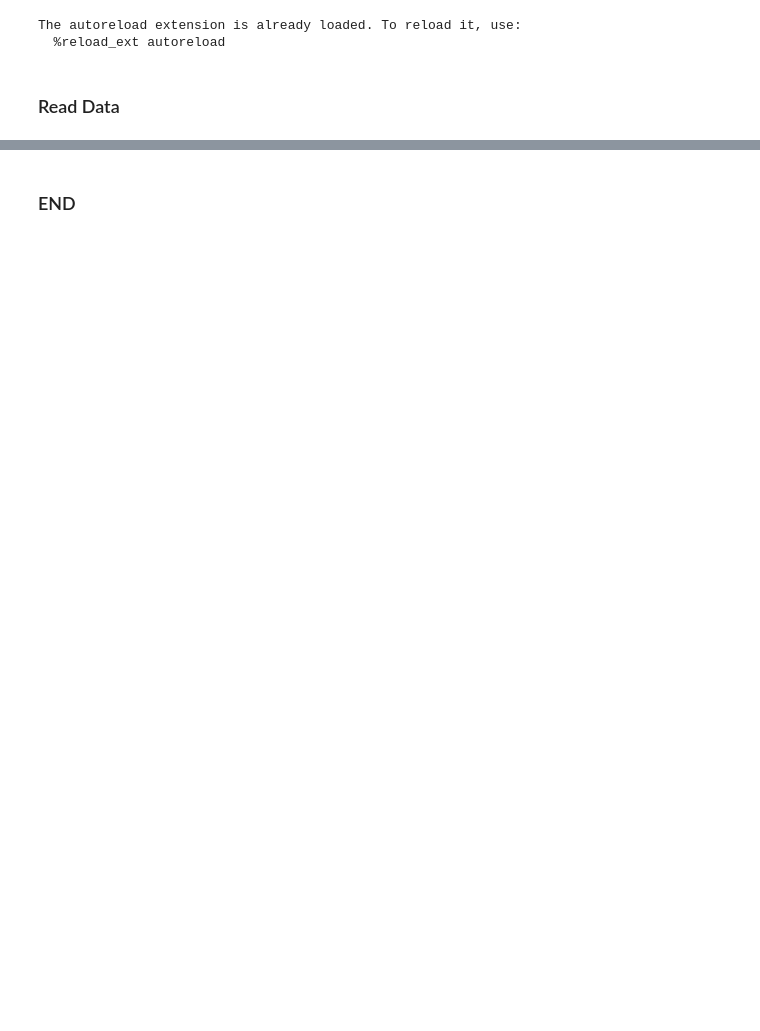
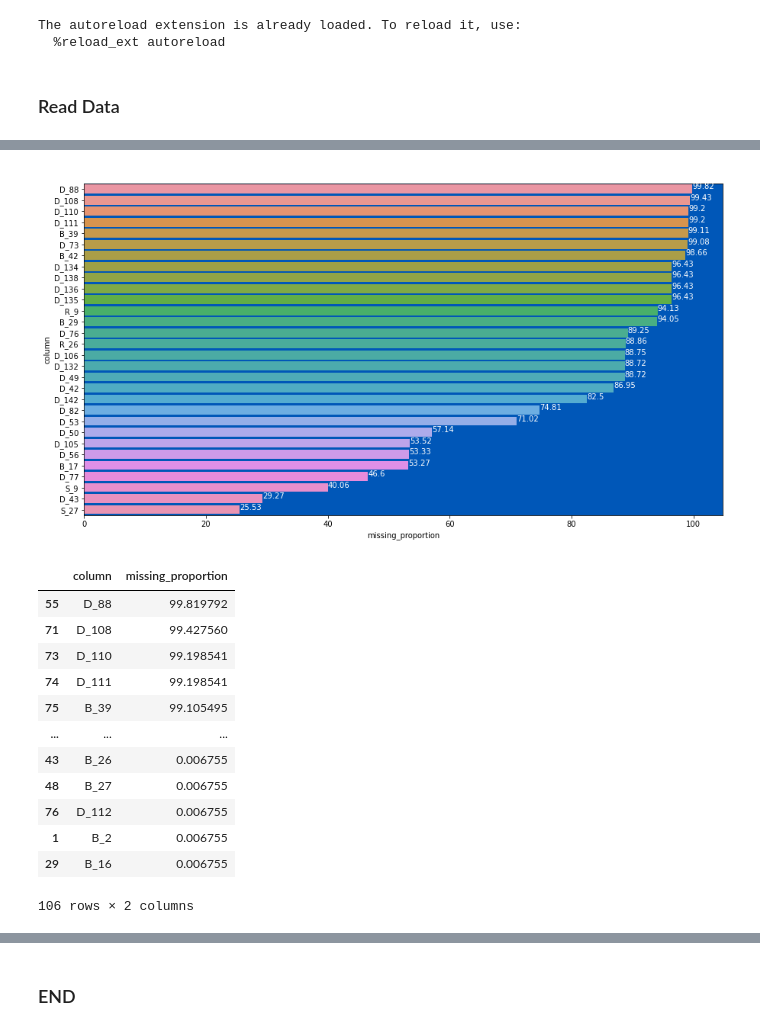
Before and after one commit to waikey-lee/kaggle-amex, a Jupyter notebook: notebooks/lgbm_model_lag0.ipynb, the cells around one changed output, grey strips where cells are left out. Cells and saved outputs as stored; diff of their text form; code cells hidden in the pictures; blank space fills up the shorter version.

```diff
--- a/notebooks/lgbm_model_lag0.ipynb
+++ b/notebooks/lgbm_model_lag0.ipynb
@@ -123,0 +111,17 @@ if "row_number" not in df.columns:
+# %%
+plot_missing_proportion_barchart(df_lag0)
+# %% [output]
+[figure, added]
+|  | column | missing_proportion |
+| 55 | D_88 | 99.819792 |
+| 71 | D_108 | 99.427560 |
+| 73 | D_110 | 99.198541 |
+| 74 | D_111 | 99.198541 |
+| 75 | B_39 | 99.105495 |
+| ... | ... | ... |
+| 43 | B_26 | 0.006755 |
+| 48 | B_27 | 0.006755 |
+| 76 | D_112 | 0.006755 |
+| 1 | B_2 | 0.006755 |
+| 29 | B_16 | 0.006755 |
+106 rows × 2 columns
```
Also changed, not shown: parts of 61 cells of this notebook.
